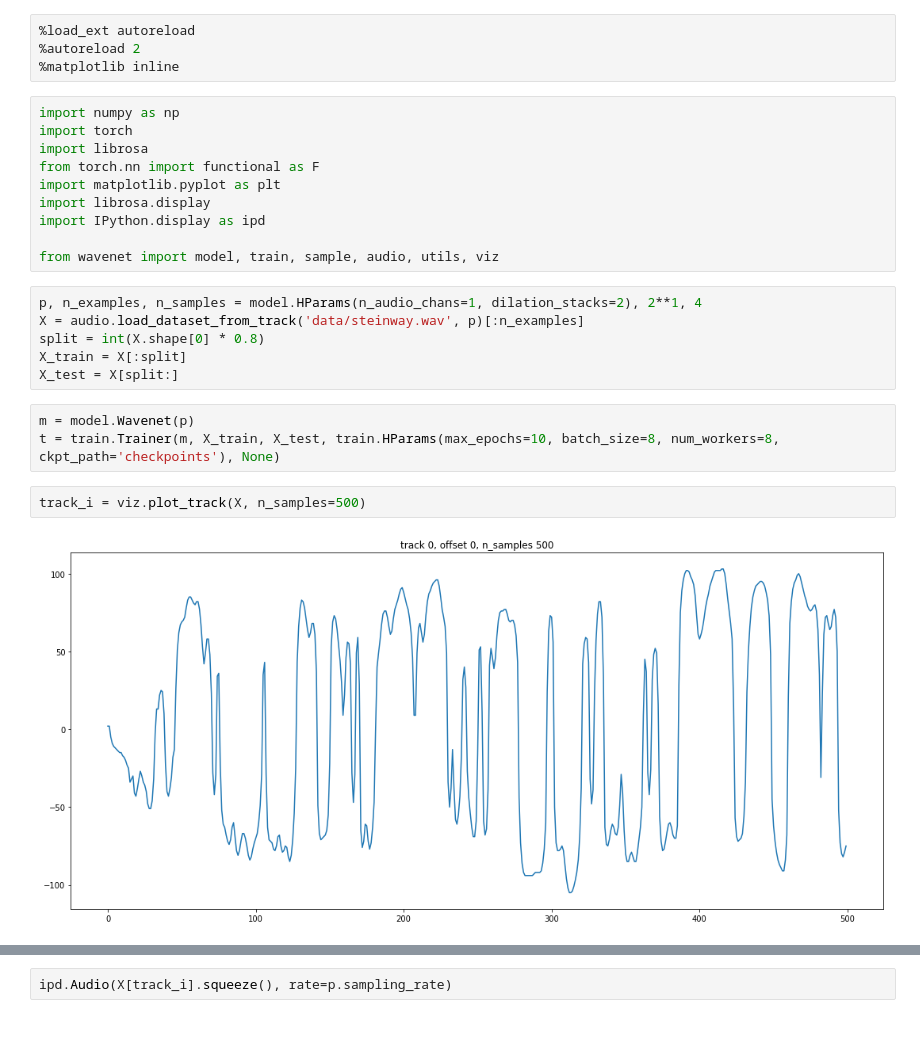
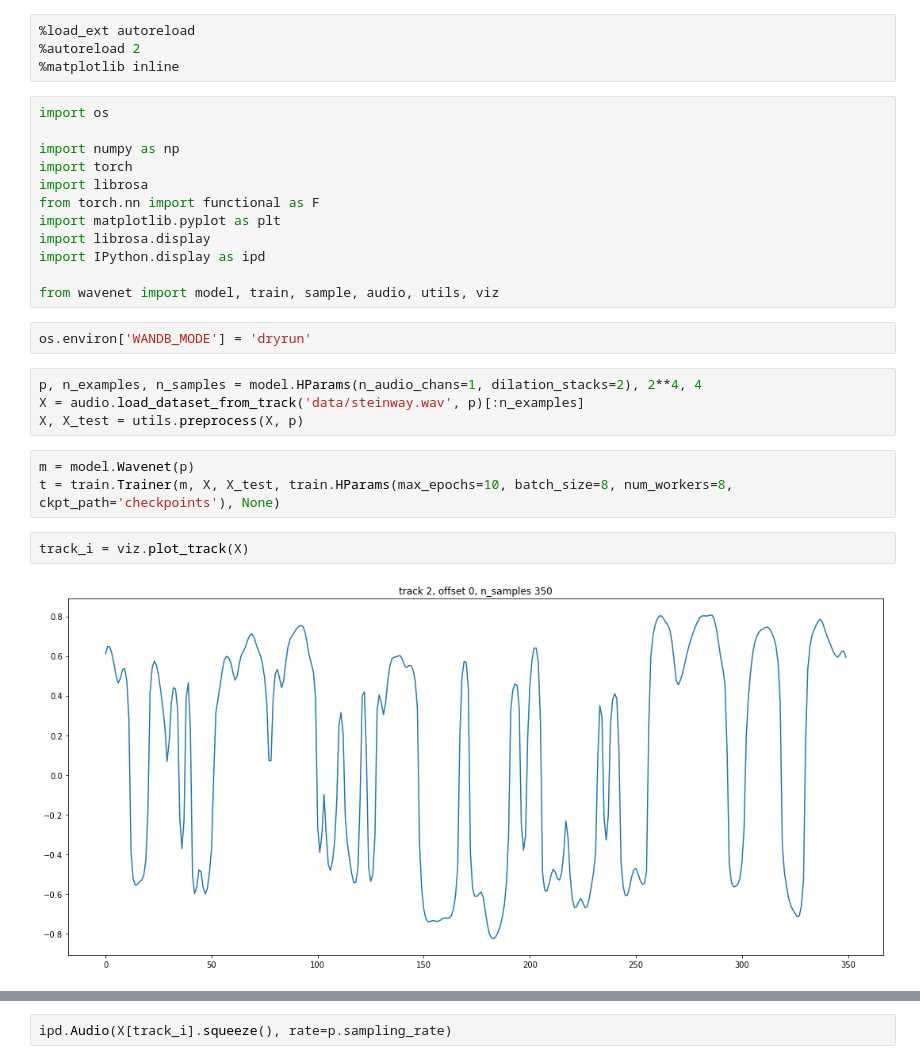
Before and after one commit to feldberlin/wavenet, a Jupyter notebook: train-audio.ipynb, the cells around one changed output, grey strips where cells are left out. Drawn from its saved outputs; the diff is of its cells as text; blank space fills up the shorter version.

Commit message:
audio in -1 to 1 regime by default

```diff
--- a/train-audio.ipynb
+++ b/train-audio.ipynb
@@ -3,6 +3,8 @@
 %autoreload 2
 %matplotlib inline
 # %%
+import os
+
 import numpy as np
 import torch
 import librosa
@@ -12,16 +14,16 @@ import librosa.display
 import IPython.display as ipd
 
 from wavenet import model, train, sample, audio, utils, viz
+# %%
+os.environ['WANDB_MODE'] = 'dryrun'
 # %%
-p, n_examples, n_samples = model.HParams(n_audio_chans=1, dilation_stacks=2), 2**1, 4
+p, n_examples, n_samples = model.HParams(n_audio_chans=1, dilation_stacks=2), 2**4, 4
 X = audio.load_dataset_from_track('data/steinway.wav', p)[:n_examples]
-split = int(X.shape[0] * 0.8)
-X_train = X[:split]
-X_test = X[split:]
+X, X_test = utils.preprocess(X, p)
 # %%
 m = model.Wavenet(p)
-t = train.Trainer(m, X_train, X_test, train.HParams(max_epochs=10, batch_size=8, num_workers=8, ckpt_path='checkpoints'), None)
+t = train.Trainer(m, X, X_test, train.HParams(max_epochs=10, batch_size=8, num_workers=8, ckpt_path='checkpoints'), None)
 # %%
-track_i = viz.plot_track(X, n_samples=500)
+track_i = viz.plot_track(X)
 # %% [output]
-[figure, old version]
+[figure, new version]
```
Also changed, not shown: parts of 5 cells of this notebook, 9 other files.
